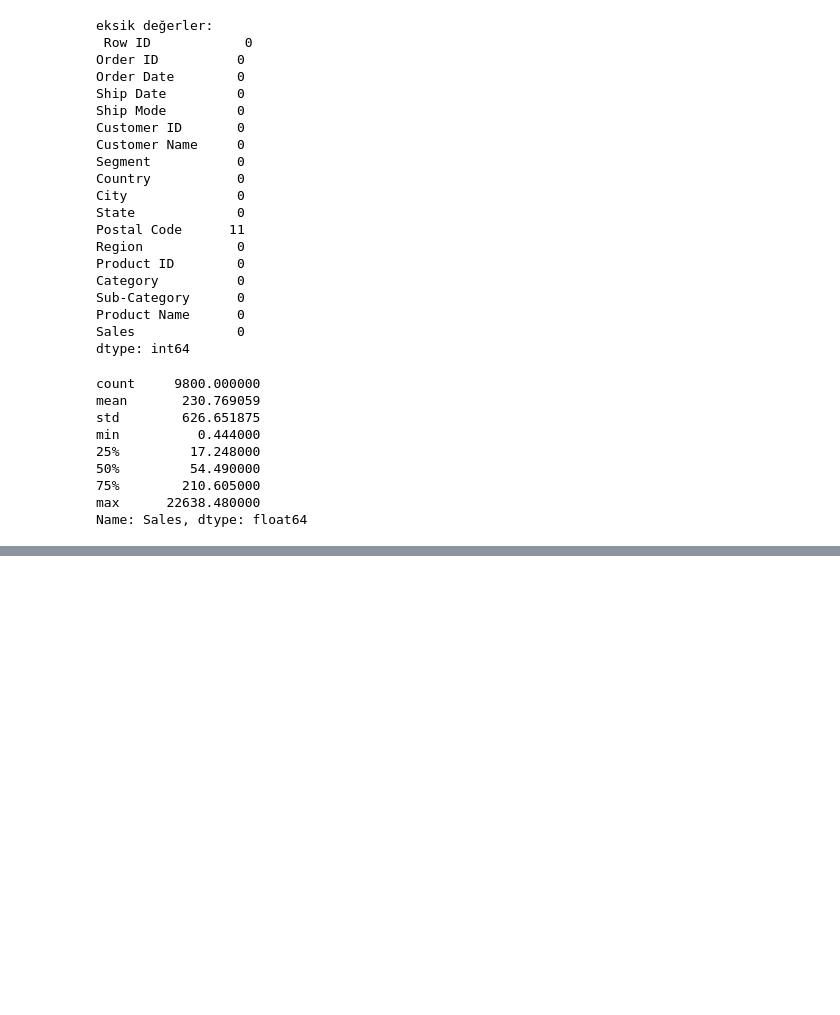
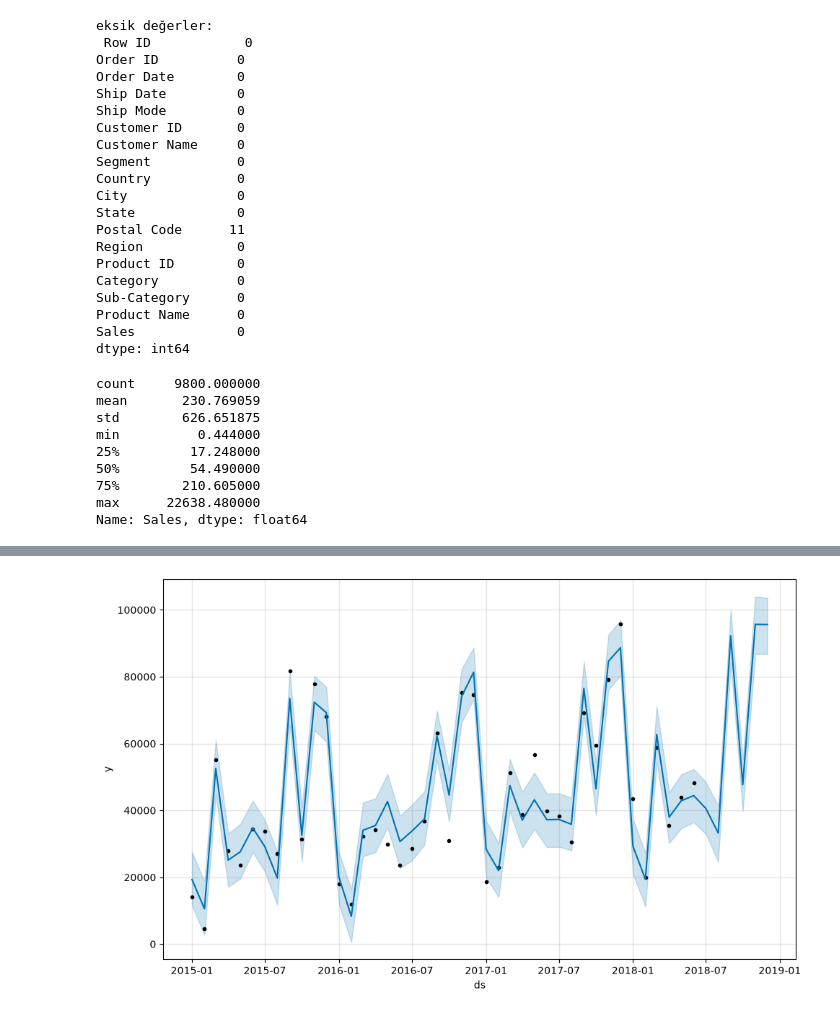
Before and after one commit to Afra21-maker/zensoft-sales-forecast, a Jupyter notebook: notebooks/01_eda_kesif.ipynb, the cells around one changed output, grey strips where cells are left out. Drawn from its saved outputs; the diff is of its cells as text; code cells hidden in the pictures; blank space fills up the shorter version.

Commit message:
feat: Prophet model trained, evaluated and logged to MLflow

```diff
--- a/notebooks/01_eda_kesif.ipynb
+++ b/notebooks/01_eda_kesif.ipynb
@@ -76,0 +140,7 @@ fig.show()
+# %%
+monthly_sales = df.groupby('YearMonth')['Sales'].sum().reset_index()
+monthly_sales.columns = ['ds', 'y']
+monthly_sales['ds'] = pd.to_datetime(monthly_sales['ds'].astype(str))
+
+print(monthly_sales.head(10))
+print("\nToplam ay sayısı:", len(monthly_sales))
@@ -76,0 +166,7 @@ fig.show()
+# %%
+train = monthly_sales[:-6]
+test = monthly_sales[-6:]
+
+print("Train boyutu:", len(train), "ay")
+print("Test boyutu:", len(test), "ay")
+print("\nTest dönemi:", test['ds'].min(), "→", test['ds'].max())
@@ -76,0 +196,12 @@ fig.show()
+# %%
+from prophet import Prophet
+
+model = Prophet(
+    yearly_seasonality=True,
+    weekly_seasonality=False,
+    daily_seasonality=False,
+    seasonality_mode='multiplicative'
+)
+
+model.fit(train)
+print("Model eğitildi!")
@@ -76,0 +212,5 @@ fig.show()
+# %%
+future = model.make_future_dataframe(periods=6, freq='MS')
+forecast = model.predict(future)
+
+print(forecast[['ds', 'yhat', 'yhat_lower', 'yhat_upper']].tail(10))
@@ -76,0 +229,4 @@ fig.show()
+# %%
+fig = model.plot(forecast)
+# %% [output]
+[figure, added]
```
Also changed, not shown: parts of 20 cells of this notebook.
